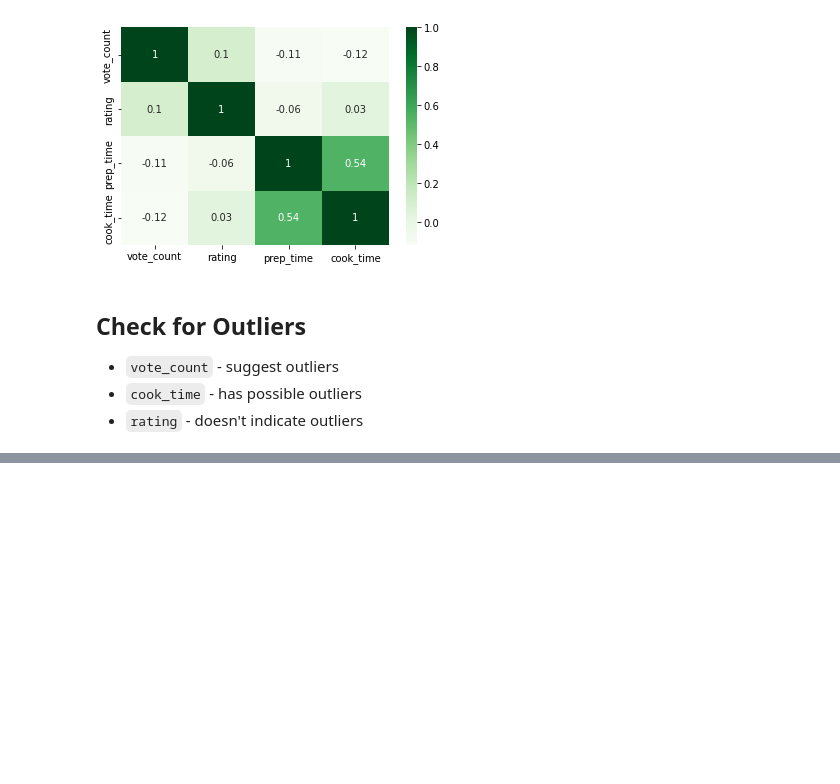
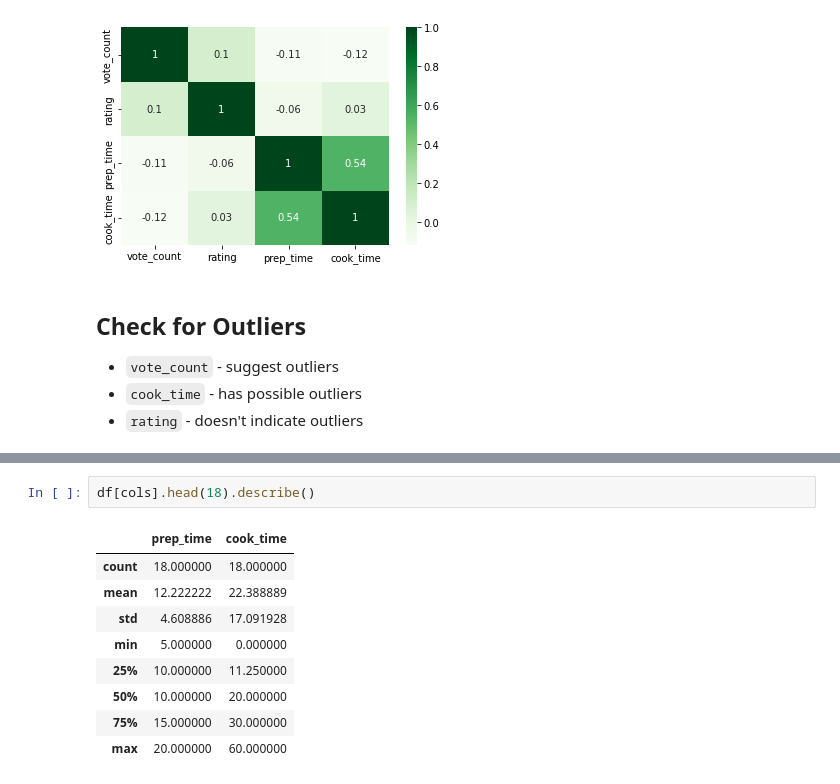
Before and after one commit to softhints/Pandas-Exercises-Projects, a Jupyter notebook: project/Exploratory Data Analysis.ipynb, the cells around one changed output, grey strips where cells are left out. Saved outputs shown, nothing was run; the diff lists cells and outputs as text; blank space fills up the shorter version.

```diff
--- a/project/Exploratory Data Analysis.ipynb
+++ b/project/Exploratory Data Analysis.ipynb
@@ -228,0 +288,12 @@ sns.boxplot(data=df[cols], orient='h')
+# %%
+df[cols].head(18).describe()
+# %% [output]
+|  | prep_time | cook_time |
+| count | 18.000000 | 18.000000 |
+| mean | 12.222222 | 22.388889 |
+| std | 4.608886 | 17.091928 |
+| min | 5.000000 | 0.000000 |
+| 25% | 10.000000 | 11.250000 |
+| 50% | 10.000000 | 20.000000 |
+| 75% | 15.000000 | 30.000000 |
+| max | 20.000000 | 60.000000 |
```
Also changed, not shown: parts of 11 cells of this notebook, 1 other file.
